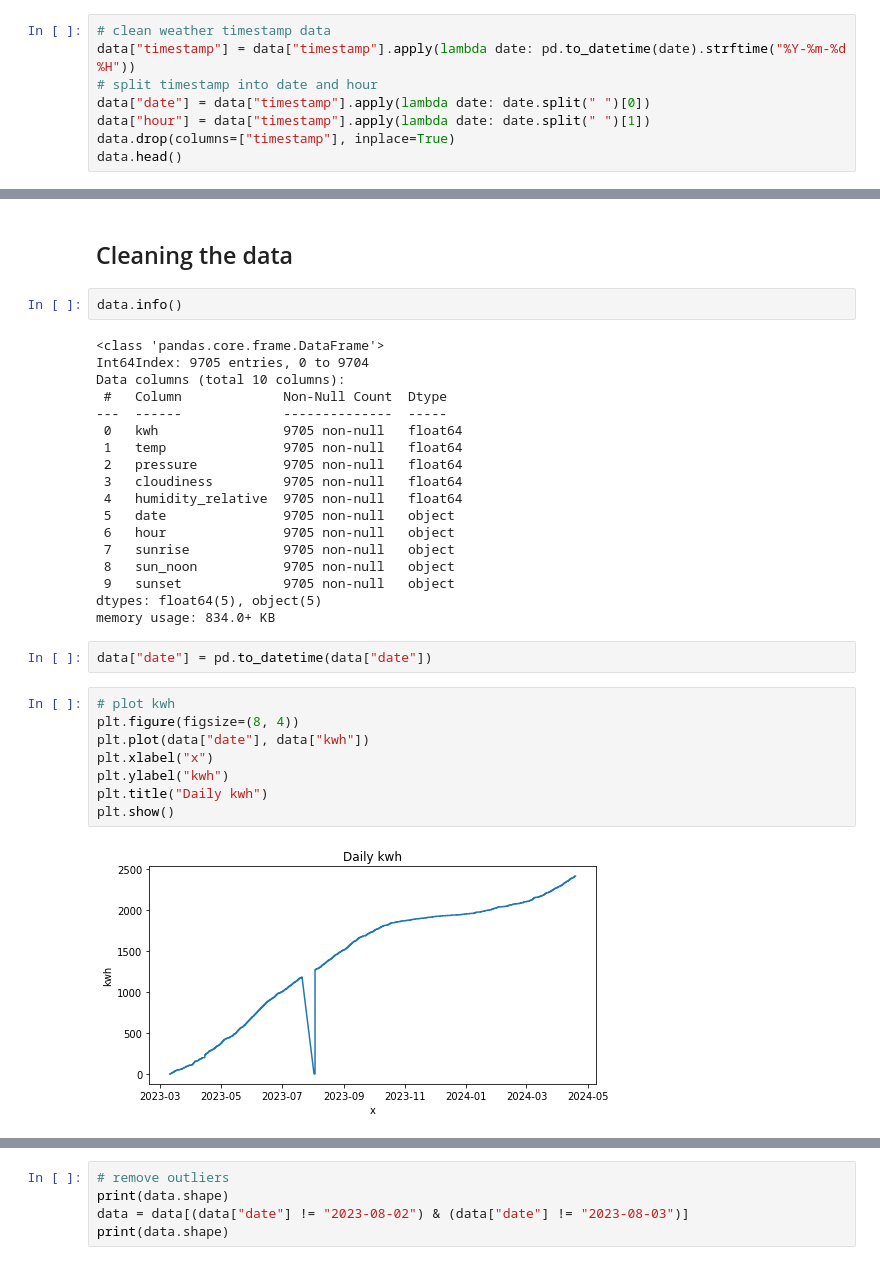
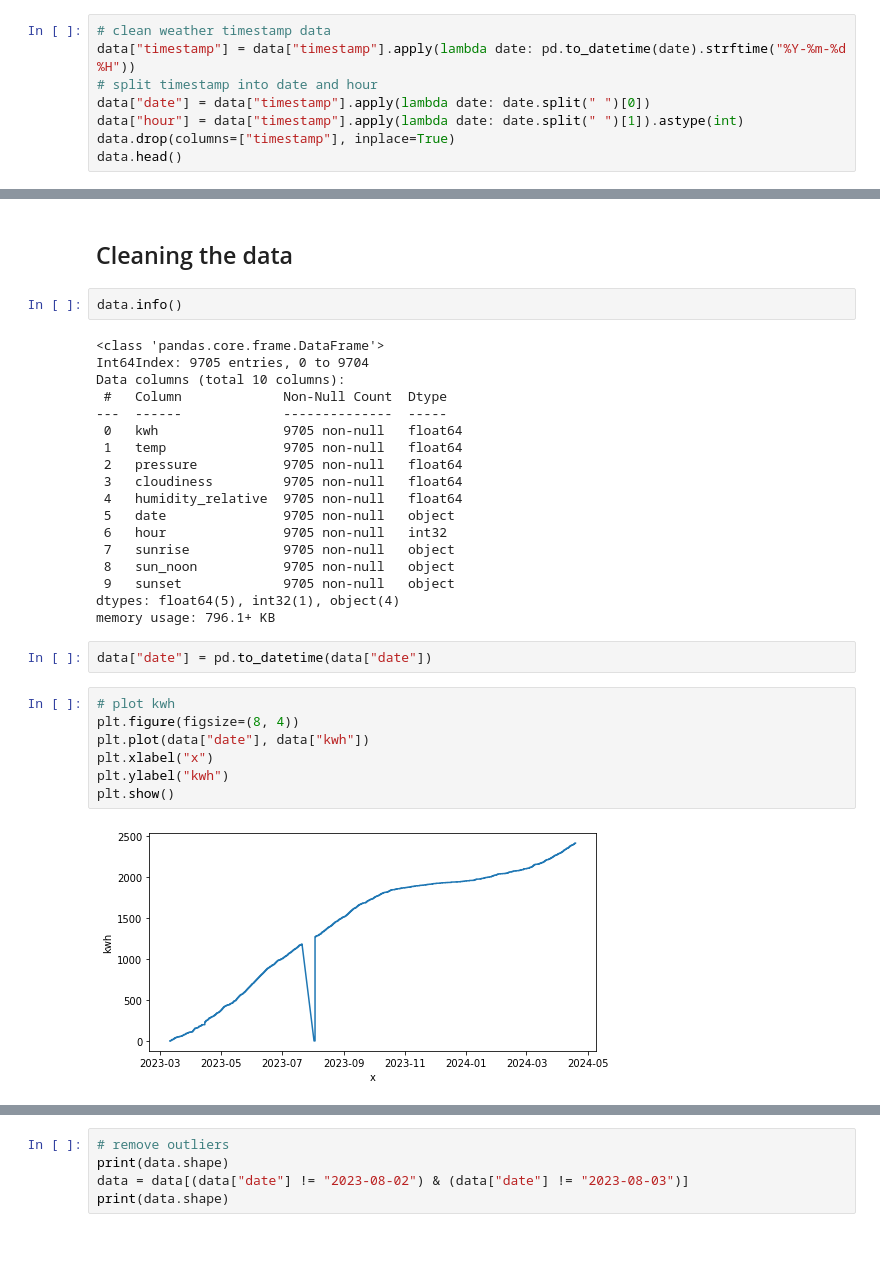
Before and after one commit to JulesGoubert/solar, a Jupyter notebook: solar.ipynb, the cells around one changed output, grey strips where cells are left out. Saved outputs shown, nothing was run; the diff lists cells and outputs as text.

```diff
--- a/solar.ipynb
+++ b/solar.ipynb
@@ -232,7 +233,7 @@ data.head()
 data["timestamp"] = data["timestamp"].apply(lambda date: pd.to_datetime(date).strftime("%Y-%m-%d %H"))
 # split timestamp into date and hour
 data["date"] = data["timestamp"].apply(lambda date: date.split(" ")[0])
-data["hour"] = data["timestamp"].apply(lambda date: date.split(" ")[1])
+data["hour"] = data["timestamp"].apply(lambda date: date.split(" ")[1]).astype(int)
 data.drop(columns=["timestamp"], inplace=True)
 data.head()
 # %% [output]
@@ -285,21 +286,20 @@ Data columns (total 10 columns):
  3   cloudiness         9705 non-null   float64
  4   humidity_relative  9705 non-null   float64
  5   date               9705 non-null   object
- 6   hour               9705 non-null   object
+ 6   hour               9705 non-null   int32
  7   sunrise            9705 non-null   object
  8   sun_noon           9705 non-null   object
  9   sunset             9705 non-null   object
-dtypes: float64(5), object(5)
-memory usage: 834.0+ KB
+dtypes: float64(5), int32(1), object(4)
+memory usage: 796.1+ KB
 # %%
 data["date"] = pd.to_datetime(data["date"])
 # %%
 # plot kwh
 plt.figure(figsize=(8, 4))
 plt.plot(data["date"], data["kwh"])
 plt.xlabel("x")
 plt.ylabel("kwh")
-plt.title("Daily kwh")
 plt.show()
 # %% [output]
-[figure, old version]
+[figure, new version]
```
Also changed, not shown: parts of 35 cells of this notebook, 4 other files.
